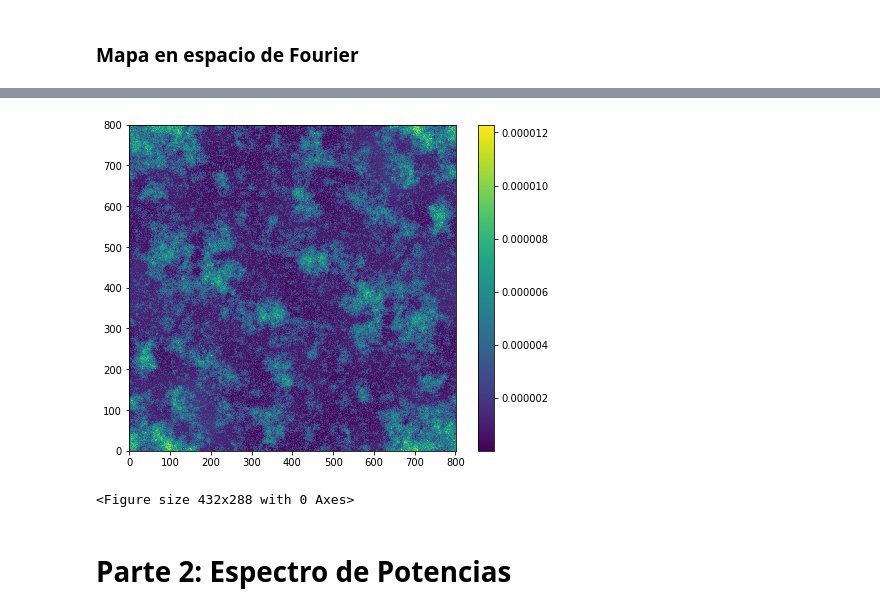
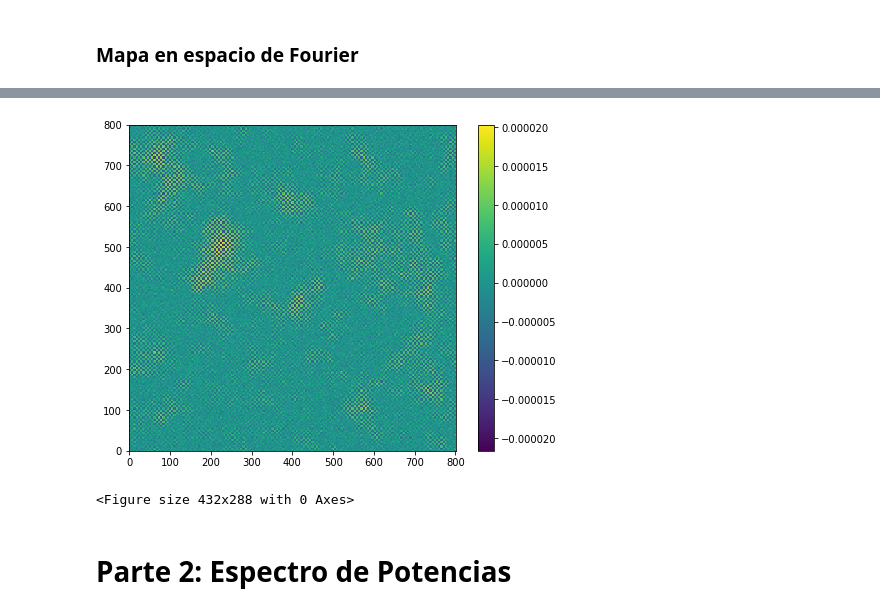
Before and after one commit to Cony06/mapacmb, a Jupyter notebook: tarea2_parte1.ipynb, the cells around one changed output, grey strips where cells are left out. Saved outputs shown, nothing was run; the diff lists cells and outputs as text; code cells hidden in the pictures.

```diff
--- a/tarea2_parte1.ipynb
+++ b/tarea2_parte1.ipynb
@@ -105,20 +105,20 @@ fig2.savefig('G_ell.png', dpi=100)
 <Figure size 432x288 with 0 Axes>
 # %%
 Y = M_ell(x, y)*G_ell
-M_theta = np.fft.ifft2(Y.real)
+M_theta = np.fft.ifft2(Y)
 
 plt.figure(figsize=(8,6))
 plt.ylim(0,800)
-plt.imshow(abs(M_theta))
+plt.imshow(M_theta.real)
 plt.colorbar()
 cbar.set_label('$Temperatura [\mu K]$', rotation=90)
 #plt.clim(-400, 400);
 fig3 = plt.gcf()
 plt.show()
 plt.draw()
 fig3.savefig('M_tetha.png', dpi=100)
 # %% [output]
-[figure, old version]
+[figure, new version]
 <Figure size 432x288 with 0 Axes>
 # %% [markdown]
 # Parte 2: Espectro de Potencias
```
Also changed, not shown: parts of 1 cell of this notebook, 1 other file.
